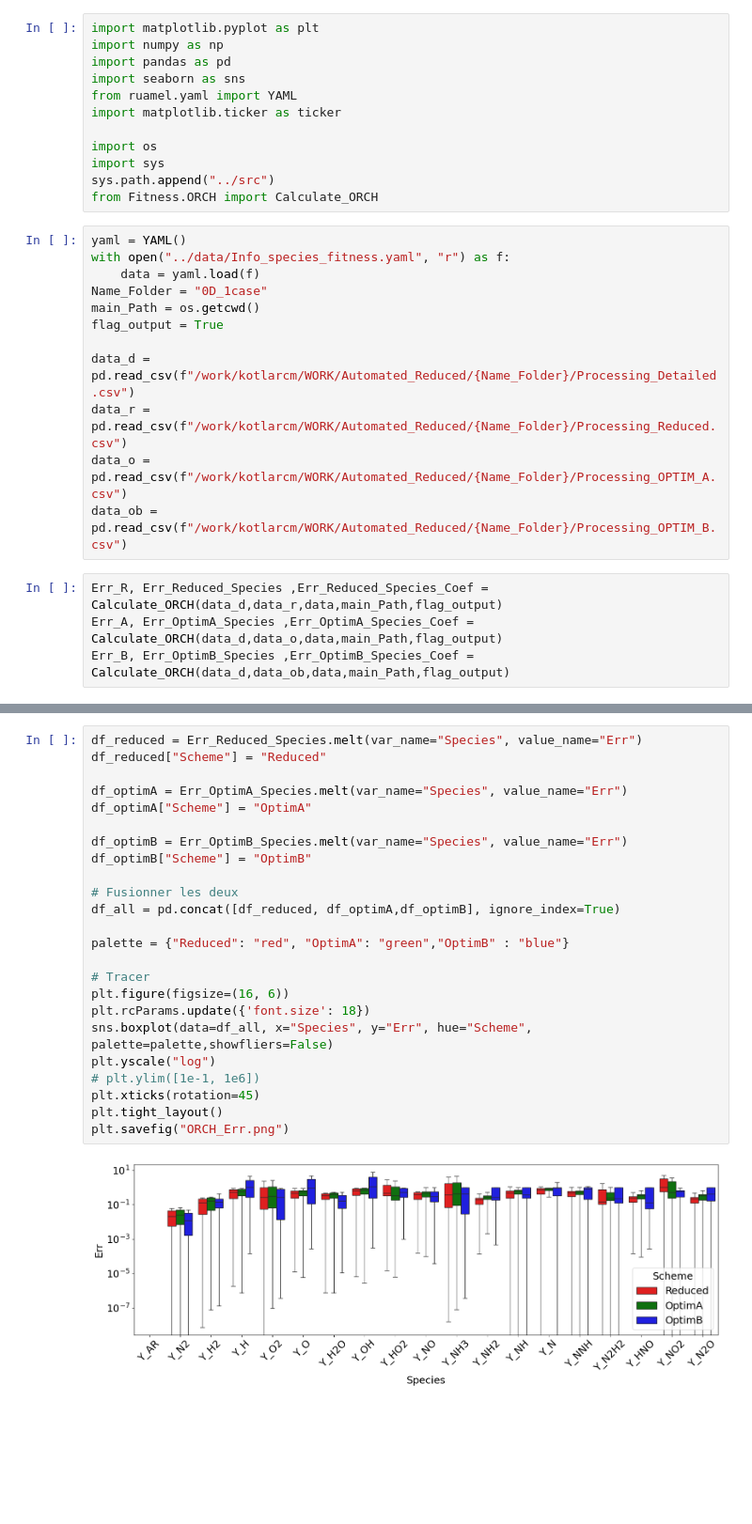
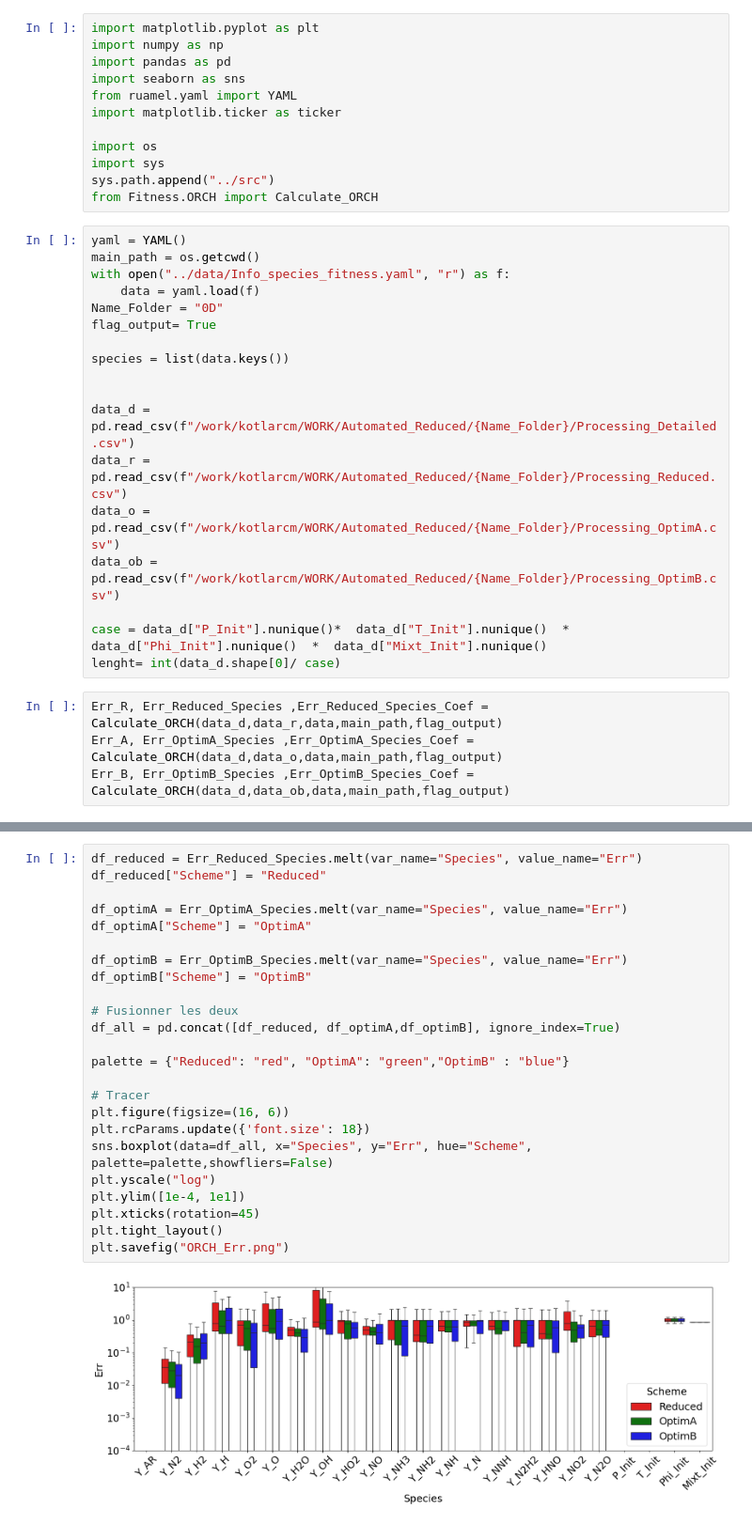
Before and after one commit to MartinMNKG/Automated_Reduced, a Jupyter notebook: notebook/Visu_ORCH.ipynb, the cells around one changed output, grey strips where cells are left out. Shown: that part at 94% size. Saved outputs shown, nothing was run; the diff lists cells and outputs as text; blank space fills up the shorter version.

Commit message:
[+] Clean plot

```diff
--- a/notebook/Visu_ORCH.ipynb
+++ b/notebook/Visu_ORCH.ipynb
@@ -12,18 +12,24 @@ sys.path.append("../src")
 from Fitness.ORCH import Calculate_ORCH
 # %%
 yaml = YAML()
+main_path = os.getcwd()
 with open("../data/Info_species_fitness.yaml", "r") as f:
     data = yaml.load(f)
-Name_Folder = "0D_1case"
-main_Path = os.getcwd()
-flag_output = True
+Name_Folder = "0D"
+flag_output= True
+
+species = list(data.keys())
+
 
 data_d = pd.read_csv(f"/work/kotlarcm/WORK/Automated_Reduced/{Name_Folder}/Processing_Detailed.csv")
 data_r = pd.read_csv(f"/work/kotlarcm/WORK/Automated_Reduced/{Name_Folder}/Processing_Reduced.csv")
-data_o = pd.read_csv(f"/work/kotlarcm/WORK/Automated_Reduced/{Name_Folder}/Processing_OPTIM_A.csv")
-data_ob = pd.read_csv(f"/work/kotlarcm/WORK/Automated_Reduced/{Name_Folder}/Processing_OPTIM_B.csv")
+data_o = pd.read_csv(f"/work/kotlarcm/WORK/Automated_Reduced/{Name_Folder}/Processing_OptimA.csv")
+data_ob = pd.read_csv(f"/work/kotlarcm/WORK/Automated_Reduced/{Name_Folder}/Processing_OptimB.csv")
+
+case = data_d["P_Init"].nunique()*  data_d["T_Init"].nunique()  *  data_d["Phi_Init"].nunique()  *  data_d["Mixt_Init"].nunique()
+lenght= int(data_d.shape[0]/ case)
 # %%
-Err_R, Err_Reduced_Species ,Err_Reduced_Species_Coef = Calculate_ORCH(data_d,data_r,data,main_Path,flag_output)
-Err_A, Err_OptimA_Species ,Err_OptimA_Species_Coef = Calculate_ORCH(data_d,data_o,data,main_Path,flag_output)
-Err_B, Err_OptimB_Species ,Err_OptimB_Species_Coef = Calculate_ORCH(data_d,data_ob,data,main_Path,flag_output)
+Err_R, Err_Reduced_Species ,Err_Reduced_Species_Coef = Calculate_ORCH(data_d,data_r,data,main_path,flag_output)
+Err_A, Err_OptimA_Species ,Err_OptimA_Species_Coef = Calculate_ORCH(data_d,data_o,data,main_path,flag_output)
+Err_B, Err_OptimB_Species ,Err_OptimB_Species_Coef = Calculate_ORCH(data_d,data_ob,data,main_path,flag_output)
 # %% [output]
@@ -33,26 +39,26 @@ Err ORCH = 2.86e+04
 # %%
 df_reduced = Err_Reduced_Species.melt(var_name="Species", value_name="Err")
 df_reduced["Scheme"] = "Reduced"
 
 df_optimA = Err_OptimA_Species.melt(var_name="Species", value_name="Err")
 df_optimA["Scheme"] = "OptimA"
 
 df_optimB = Err_OptimB_Species.melt(var_name="Species", value_name="Err")
 df_optimB["Scheme"] = "OptimB"
 
 # Fusionner les deux
 df_all = pd.concat([df_reduced, df_optimA,df_optimB], ignore_index=True)
 
 palette = {"Reduced": "red", "OptimA": "green","OptimB" : "blue"}
 
 # Tracer
 plt.figure(figsize=(16, 6))
 plt.rcParams.update({'font.size': 18})
 sns.boxplot(data=df_all, x="Species", y="Err", hue="Scheme",  palette=palette,showfliers=False)
 plt.yscale("log")
-# plt.ylim([1e-1, 1e6])
+plt.ylim([1e-4, 1e1])
 plt.xticks(rotation=45)
 plt.tight_layout()
 plt.savefig("ORCH_Err.png")
 # %% [output]
-[figure, old version]
+[figure, new version]
```
Also changed, not shown: parts of 5 cells of this notebook, 1 other file.
